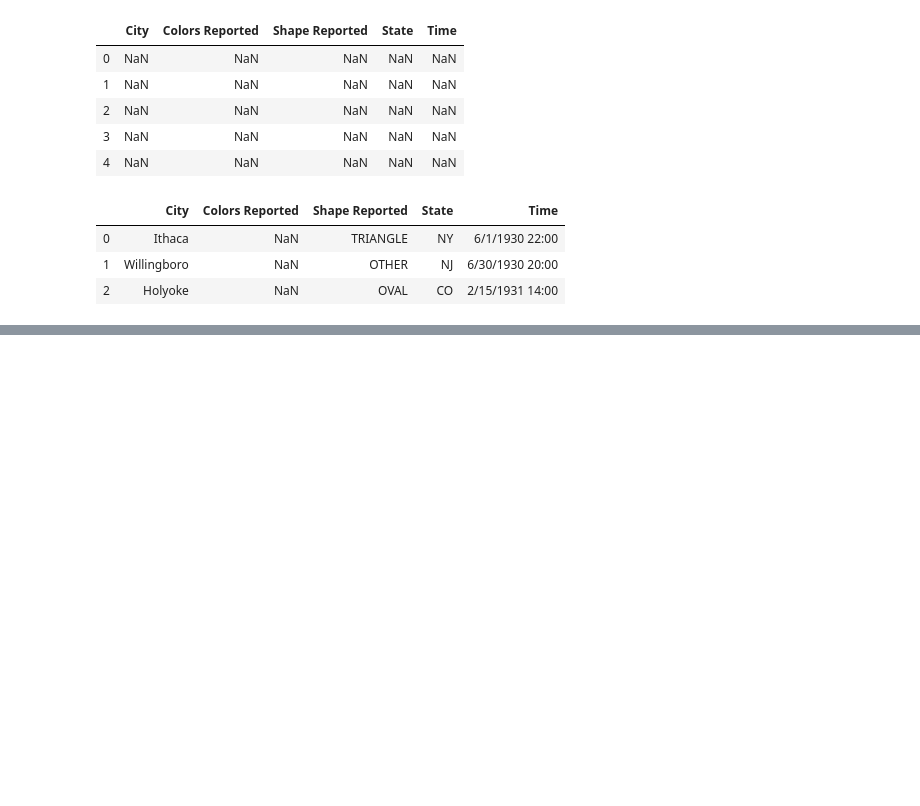
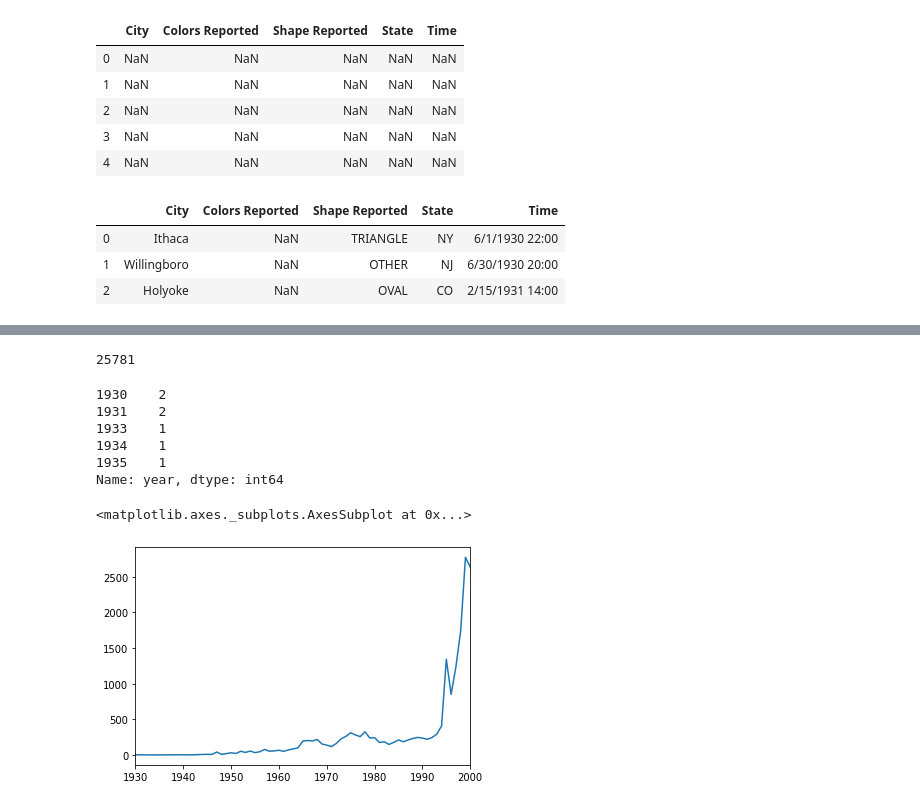
Before and after one commit to snakeyes95/Python-Notebooks, a Jupyter notebook: Pandas_Fundamentals.ipynb, the cells around one changed output, grey strips where cells are left out. Drawn from its saved outputs; the diff is of its cells as text; code cells hidden in the pictures; blank space fills up the shorter version.

```diff
--- a/Pandas_Fundamentals.ipynb
+++ b/Pandas_Fundamentals.ipynb
@@ -1775,0 +2061,5 @@ df_ufo.loc[[0,1,2],:]
+# %%
+#we need to type cast the Time variable to a datetime object
+df_ufo['Time']=pd.to_datetime(df_ufo.Time)
+df_ufo.head()
+df_ufo.dtypes
@@ -1775,0 +2120,21 @@ df_ufo.loc[[0,1,2],:]
+# %%
+(df_ufo.Time.max()-df_ufo.Time.min()).days
+# %% [output]
+25781
+# %%
+df_ufo['year']=df_ufo.Time.dt.year#we are creating a new column by taking out
+# %%
+df_ufo.year.value_counts().sort_index().head()
+# %% [output]
+1930    2
+1931    2
+1933    1
+1934    1
+1935    1
+Name: year, dtype: int64
+# %%
+%matplotlib inline
+df_ufo.year.value_counts().sort_index().plot()
+# %% [output]
+<matplotlib.axes._subplots.AxesSubplot at 0x...>
+[figure, added]
```
Also changed, not shown: parts of 42 cells of this notebook.
